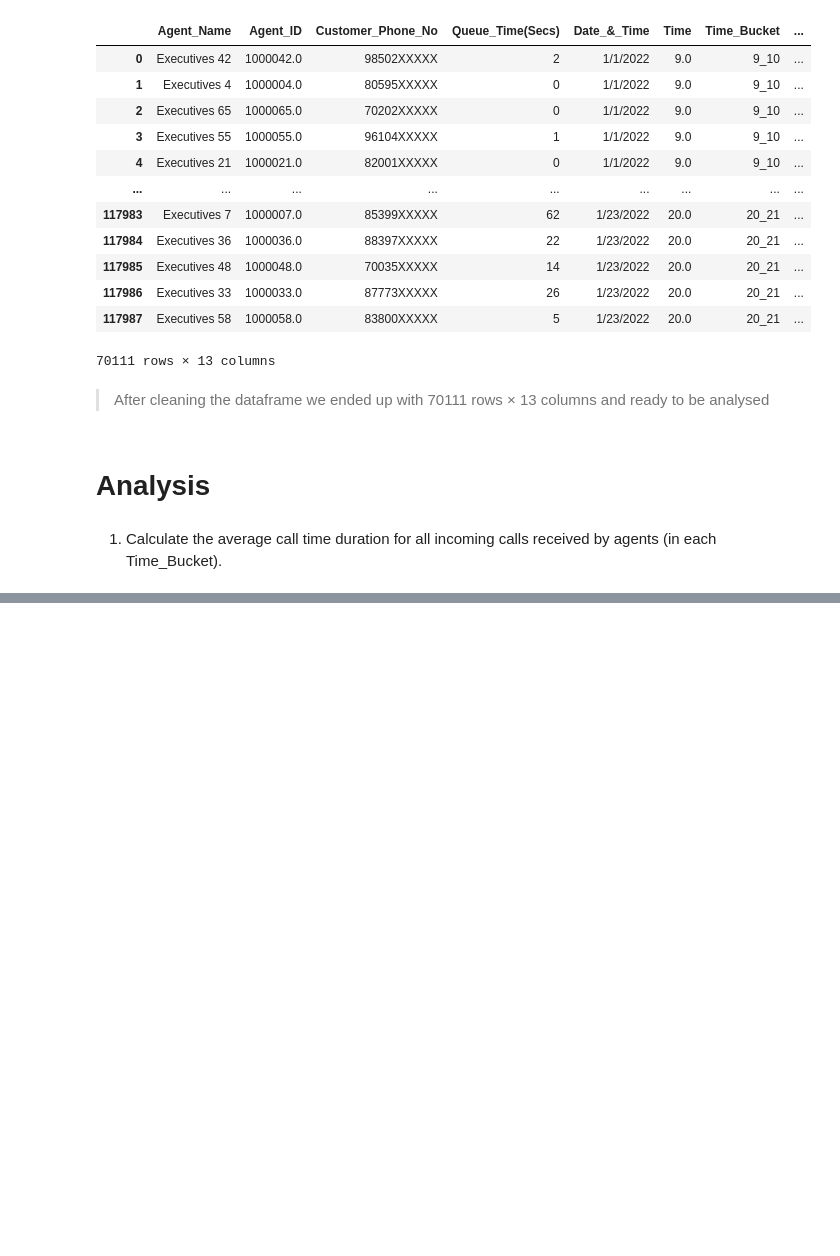
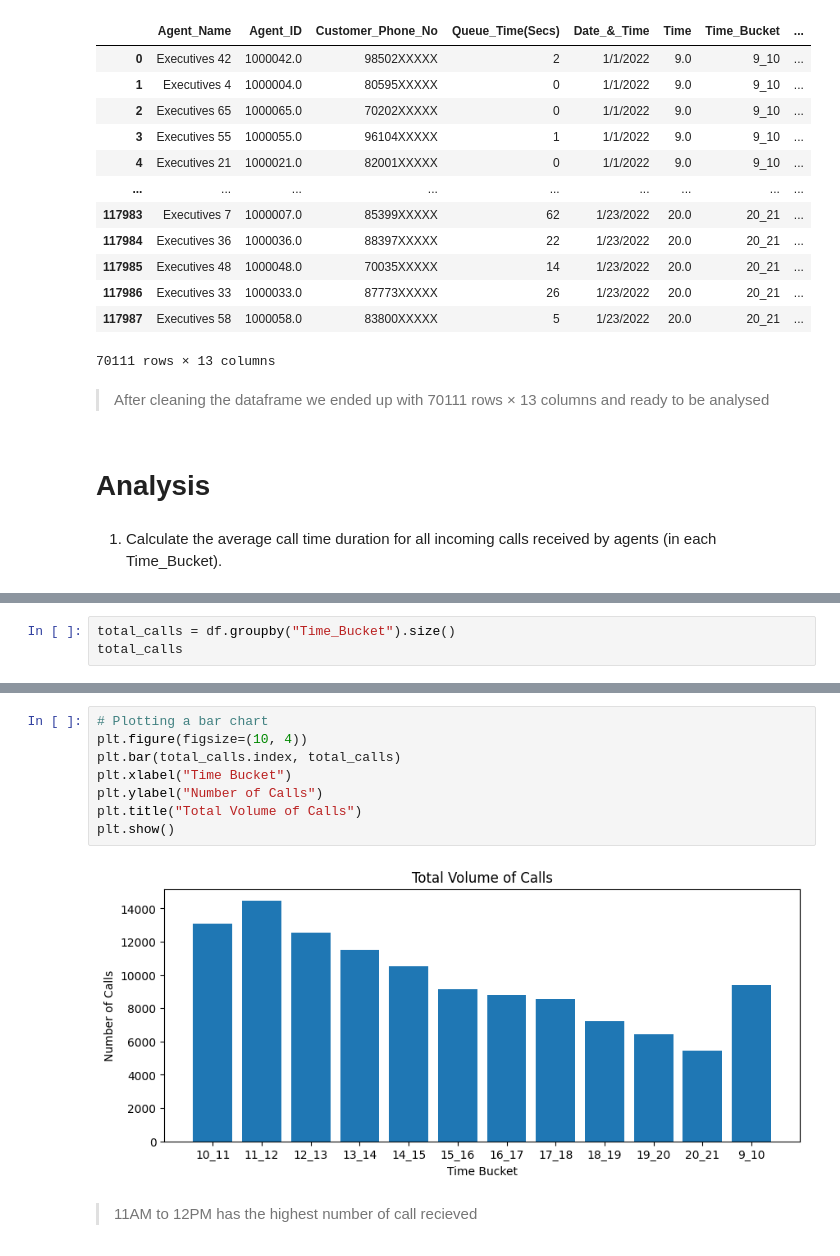
Before and after one commit to nanoCHI/Data-Analysis, a Jupyter notebook: Call_Volume_Trend_Analysis.ipynb, the cells around one changed output, grey strips where cells are left out. Drawn from its saved outputs; the diff is of its cells as text; blank space fills up the shorter version.

```diff
--- a/Call_Volume_Trend_Analysis.ipynb
+++ b/Call_Volume_Trend_Analysis.ipynb
@@ -141,0 +148,3 @@ plt.show()
+# %%
+total_calls = df.groupby("Time_Bucket").size()
+total_calls
@@ -141,0 +166,12 @@ plt.show()
+# %%
+# Plotting a bar chart
+plt.figure(figsize=(10, 4))
+plt.bar(total_calls.index, total_calls)
+plt.xlabel("Time Bucket")
+plt.ylabel("Number of Calls")
+plt.title("Total Volume of Calls")
+plt.show()
+# %% [output]
+[figure, added]
+# %% [markdown]
+> 11AM to 12PM has the highest number of call recieved
```
Also changed, not shown: parts of 5 cells of this notebook.
